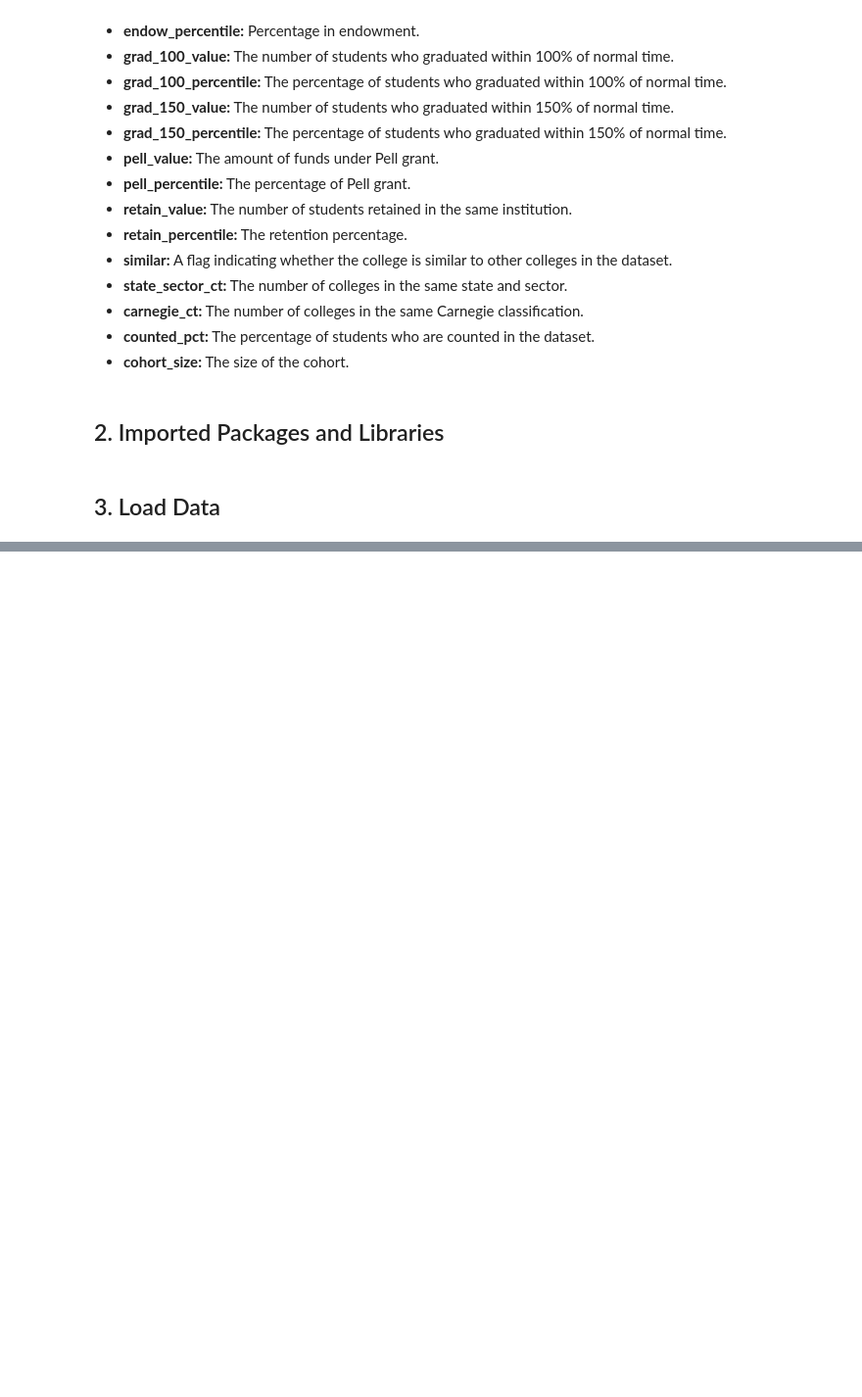
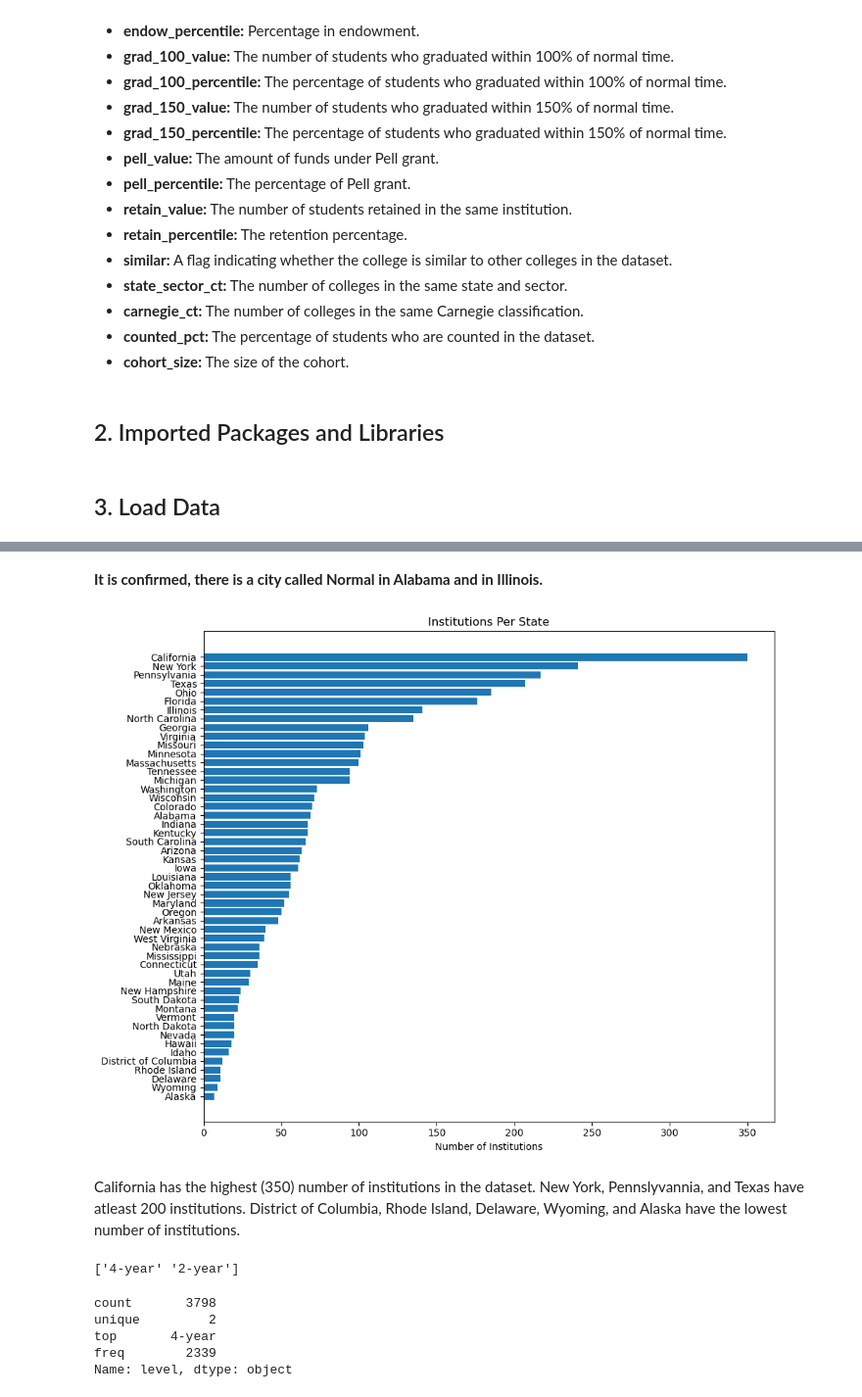
Before and after one commit to PM696/SpringboardBootCamp_DataScience, a Jupyter notebook: HigherEd_Awards_Capstone_Project/HigherEd_Awards_EDA.ipynb, the cells around one changed output, grey strips where cells are left out. Shown at 98% size. Cells and saved outputs as stored; diff of their text form; code cells hidden in the pictures; blank space fills up the shorter version.

```diff
--- a/HigherEd_Awards_Capstone_Project/HigherEd_Awards_EDA.ipynb
+++ b/HigherEd_Awards_Capstone_Project/HigherEd_Awards_EDA.ipynb
@@ -83 +90,8 @@ dtypes: float64(24), int64(10), object(10)
 memory usage: 1.3+ MB
+# %%
+#Exclude some features form the dataframe
+features_to_exclude = ['unitid', 'long_x', 'lat_y', 'site']
+
+#Create a new DataFrame
+df = data.drop(columns=features_to_exclude)
+print(df.shape)
@@ -85,0 +156,29 @@ memory usage: 1.3+ MB
+# %% [markdown]
+**It is confirmed, there is a city called Normal in Alabama and in Illinois.**
+# %%
+#Count and sort the number of institutions per state
+chronname_counts = df.groupby('state')['chronname'].count().sort_values()
+
+#Visualize using a horizontal bar graph
+plt.figure(figsize=(10, 8))
+plt.barh(chronname_counts.index, chronname_counts.values)
+plt.xlabel('Number of Institutions')
+plt.title('Institutions Per State')
+plt.tight_layout()
+plt.show();
+# %% [output]
+[figure, added]
+# %% [markdown]
+California has the highest (350) number of institutions in the dataset. New York, Pennslyvannia, and Texas have atleast 200 institutions. District of Columbia, Rhode Island, Delaware, Wyoming, and Alaska have the lowest number of institutions.
+# %%
+print(df['level'].unique())
+# %% [output]
+['4-year' '2-year']
+# %%
+df['level'].describe()
+# %% [output]
+count       3798
+unique         2
+top       4-year
+freq        2339
+Name: level, dtype: object
```
Also changed, not shown: parts of 30 cells of this notebook.
